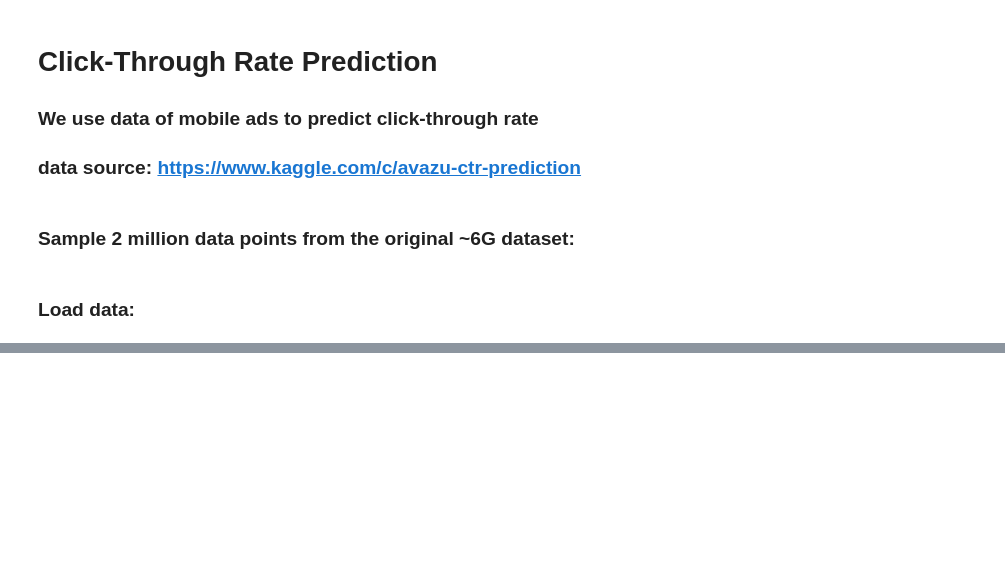
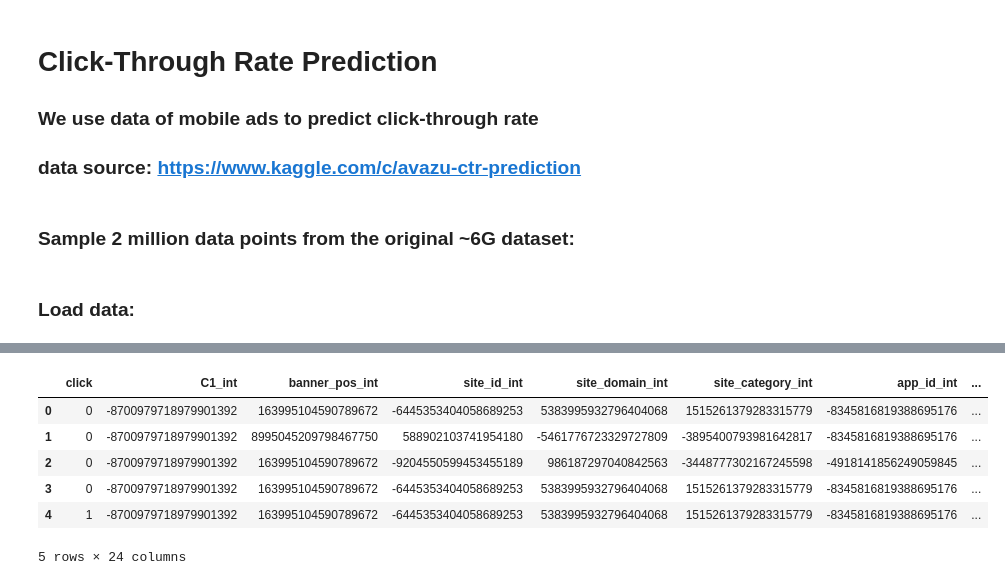
Before and after one commit to Ben-USC/Laidata_projects, a Jupyter notebook: project_5/Mobile_Ads_CTR_prediction.ipynb, the cells around one changed output, grey strips where cells are left out. Cells and saved outputs as stored; diff of their text form; code cells hidden in the pictures; blank space fills up the shorter version.

```diff
--- a/project_5/Mobile_Ads_CTR_prediction.ipynb
+++ b/project_5/Mobile_Ads_CTR_prediction.ipynb
@@ -283,0 +258,10 @@ for key, lst in col_domain.items():
+# %%
+def hash_columns(self):
+
+    list_columns = self.columns
+    new_col_suffix = '_int'
+    for i in range(0,len(list_columns)):
+        if list_columns[i] == 'click': continue
+        self[list_columns[i]+new_col_suffix] = self[list_columns[i]].map( lambda  x: hash(str(x)) )
+        self.drop([list_columns[i]],inplace=True,axis=1)
+    return self
@@ -284,2 +270,12 @@ for key, lst in col_domain.items():
+# %%
+train_df.head(5)
+# %% [output]
+|  | click | C1_int | banner_pos_int | site_id_int | site_domain_int | site_category_int | app_id_int | ... |
+| 0 | 0 | -8700979718979901392 | 163995104590789672 | -6445353404058689253 | 5383995932796404068 | 1515261379283315779 | -8345816819388695176 | ... |
+| 1 | 0 | -8700979718979901392 | 8995045209798467750 | 588902103741954180 | -5461776723329727809 | -3895400793981642817 | -8345816819388695176 | ... |
+| 2 | 0 | -8700979718979901392 | 163995104590789672 | -9204550599453455189 | 986187297040842563 | -3448777302167245598 | -4918141856249059845 | ... |
+| 3 | 0 | -8700979718979901392 | 163995104590789672 | -6445353404058689253 | 5383995932796404068 | 1515261379283315779 | -8345816819388695176 | ... |
+| 4 | 1 | -8700979718979901392 | 163995104590789672 | -6445353404058689253 | 5383995932796404068 | 1515261379283315779 | -8345816819388695176 | ... |
+5 rows × 24 columns
 # %%
 train_df.dtypes
```
Also changed, not shown: parts of 71 cells of this notebook, 1 other file.
